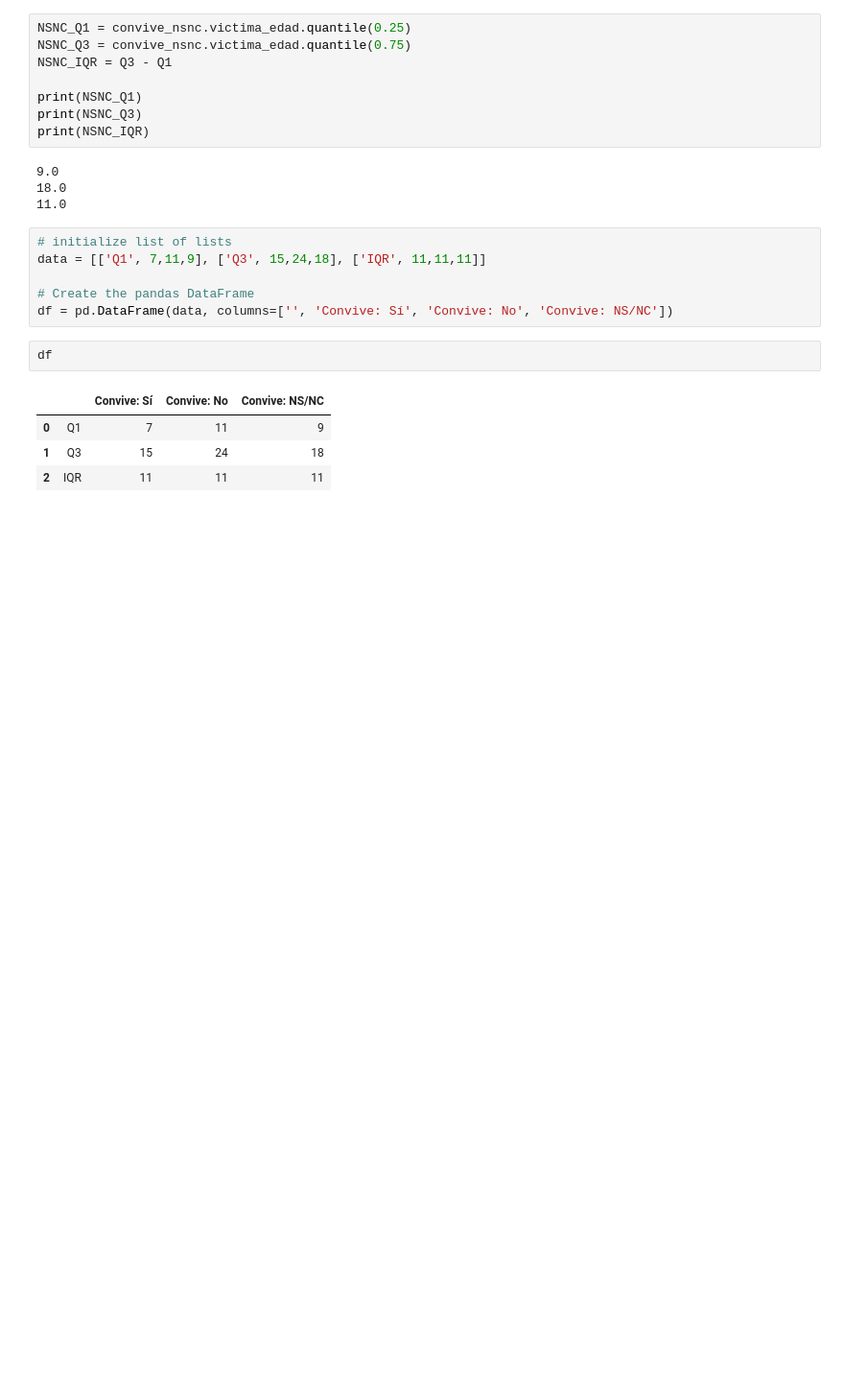
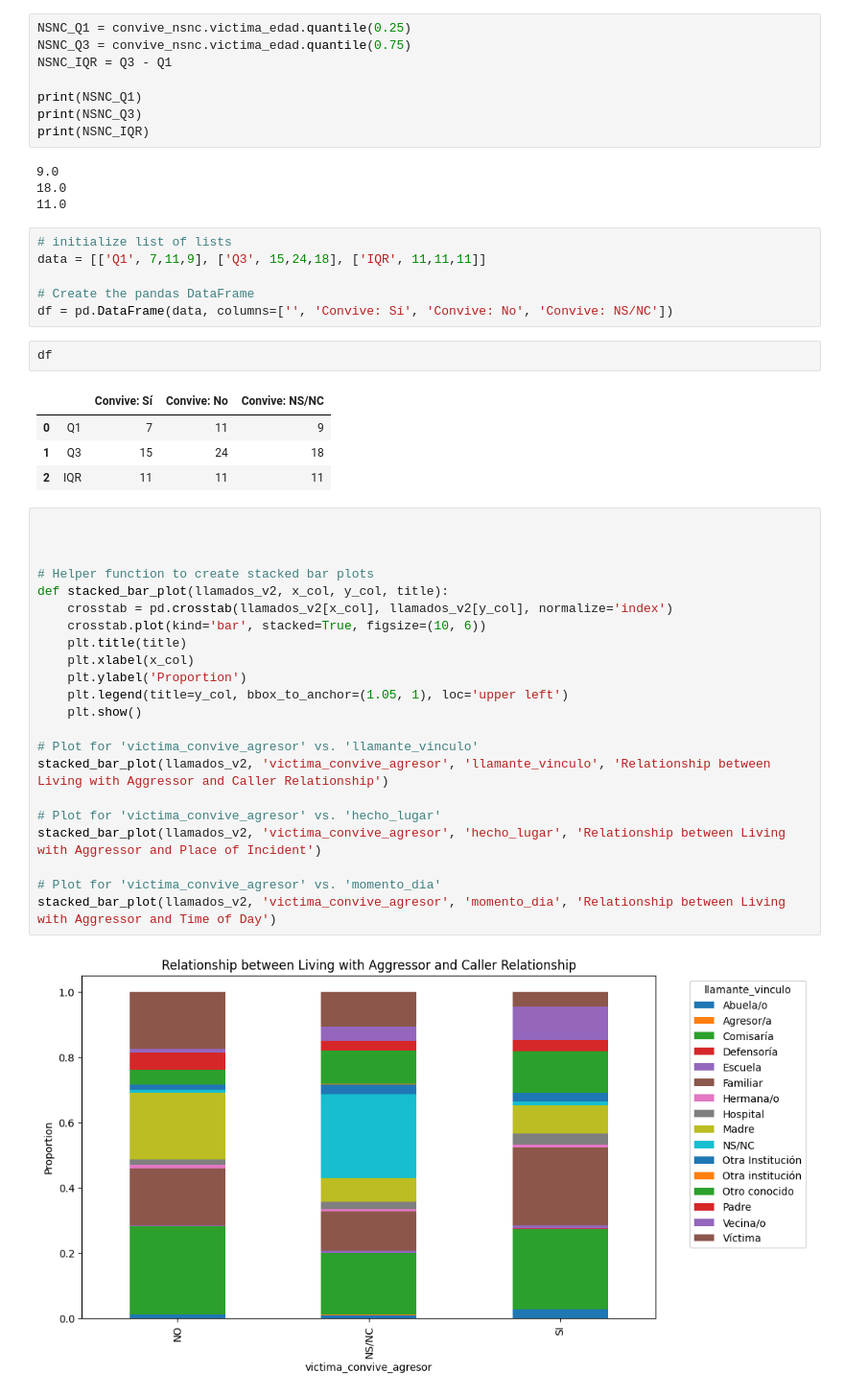
Before and after one commit to VicColombo/linea_137_llamados_vs, a Jupyter notebook: code/notebooks/exploracion_dataset_unificado.ipynb, the cells around one changed output. Shown at 96% size. Cells and saved outputs as stored; diff of their text form; blank space fills up the shorter version.

```diff
--- a/code/notebooks/exploracion_dataset_unificado.ipynb
+++ b/code/notebooks/exploracion_dataset_unificado.ipynb
@@ -1079,3 +1108,27 @@ df
 | 0 | Q1 | 7 | 11 | 9 |
 | 1 | Q3 | 15 | 24 | 18 |
 | 2 | IQR | 11 | 11 | 11 |
+# %%
+
+
+
+# Helper function to create stacked bar plots
+def stacked_bar_plot(llamados_v2, x_col, y_col, title):
+    crosstab = pd.crosstab(llamados_v2[x_col], llamados_v2[y_col], normalize='index')
+    crosstab.plot(kind='bar', stacked=True, figsize=(10, 6))
+    plt.title(title)
+    plt.xlabel(x_col)
+    plt.ylabel('Proportion')
+    plt.legend(title=y_col, bbox_to_anchor=(1.05, 1), loc='upper left')
+    plt.show()
+
+# Plot for 'victima_convive_agresor' vs. 'llamante_vinculo'
+stacked_bar_plot(llamados_v2, 'victima_convive_agresor', 'llamante_vinculo', 'Relationship between Living with Aggressor and Caller Relationship')
+
+# Plot for 'victima_convive_agresor' vs. 'hecho_lugar'
+stacked_bar_plot(llamados_v2, 'victima_convive_agresor', 'hecho_lugar', 'Relationship between Living with Aggressor and Place of Incident')
+
+# Plot for 'victima_convive_agresor' vs. 'momento_dia'
+stacked_bar_plot(llamados_v2, 'victima_convive_agresor', 'momento_dia', 'Relationship between Living with Aggressor and Time of Day')
+# %% [output]
+[figure, added]
```
Also changed, not shown: parts of 14 cells of this notebook, 13 other files.
